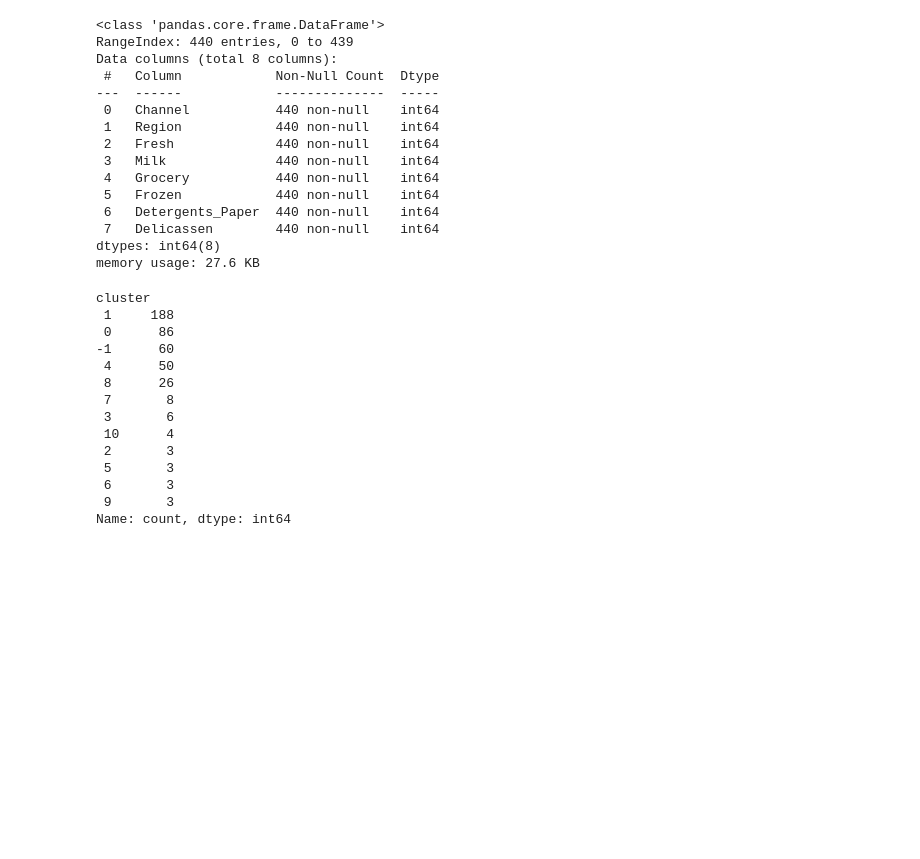
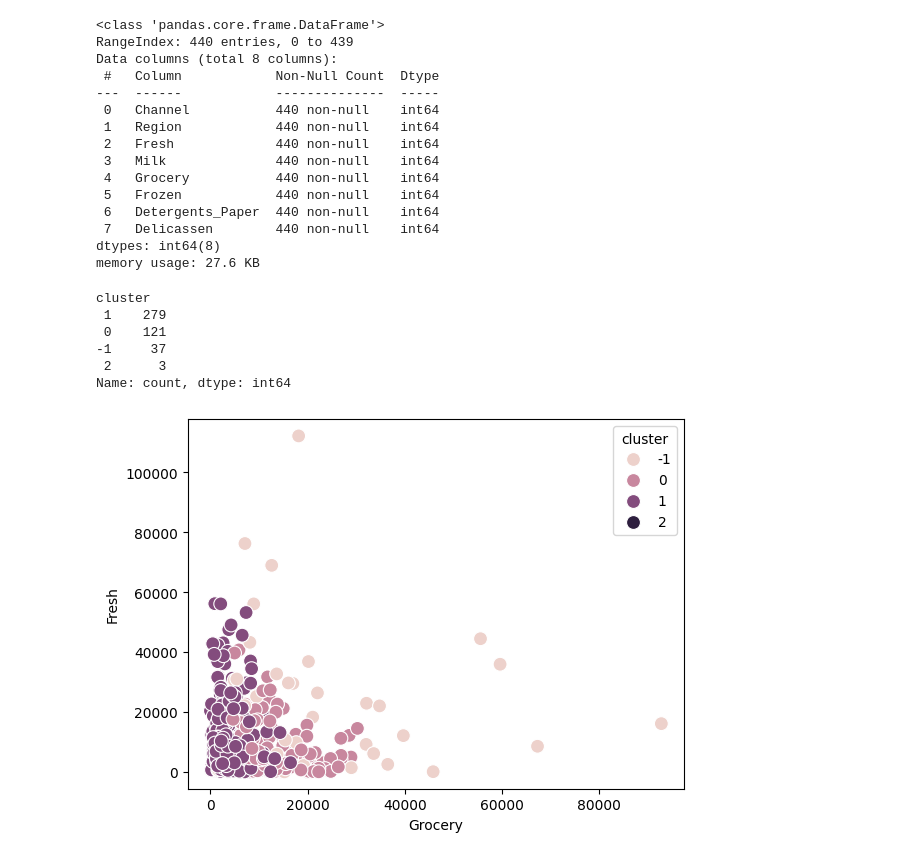
Before and after one commit to saket-nugget/WholesaleCustomer_DBS, a Jupyter notebook: WholesaleCustomers_DBS.ipynb, the cells around one changed output. Cells and saved outputs as stored; diff of their text form; code cells hidden in the pictures; blank space fills up the shorter version.

```diff
--- a/WholesaleCustomers_DBS.ipynb
+++ b/WholesaleCustomers_DBS.ipynb
@@ -39,23 +39,20 @@ df = df.dropna()
 # %%
 X = StandardScaler().fit_transform(df)
 # %%
-dbs = DBSCAN(eps=1.0,min_samples=3,metric='euclidean')
+dbs = DBSCAN(eps=1.5,min_samples=3,metric='euclidean')
 # %%
 df['cluster'] = dbs.fit_predict(X)
 # %%
 df['cluster'].value_counts()
 # %% [output]
 cluster
- 1     188
- 0      86
--1      60
- 4      50
- 8      26
- 7       8
- 3       6
- 10      4
- 2       3
- 5       3
- 6       3
- 9       3
+ 1    279
+ 0    121
+-1     37
+ 2      3
 Name: count, dtype: int64
+# %%
+sns.scatterplot(data=df,x='Grocery',y='Fresh',hue='cluster',s=100)
+plt.show()
+# %% [output]
+[figure, added]
```
